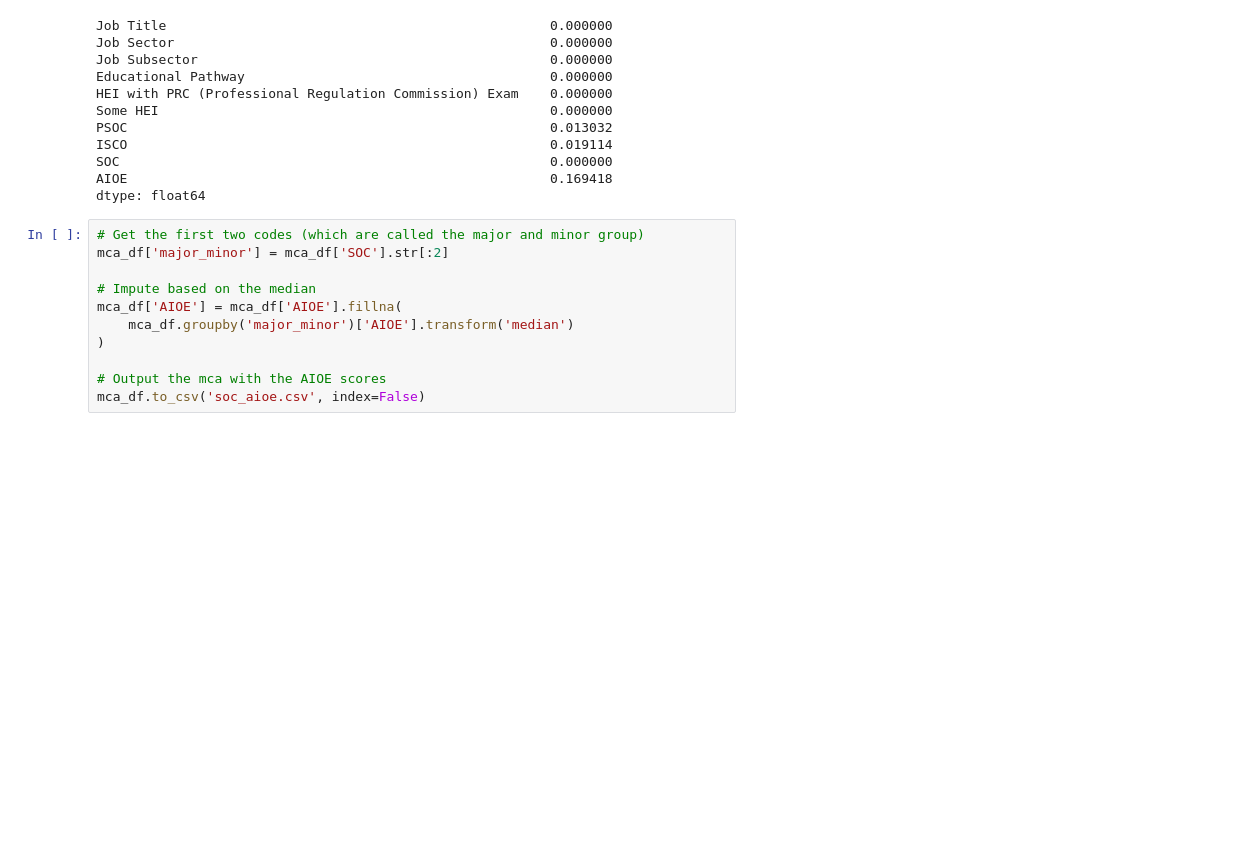
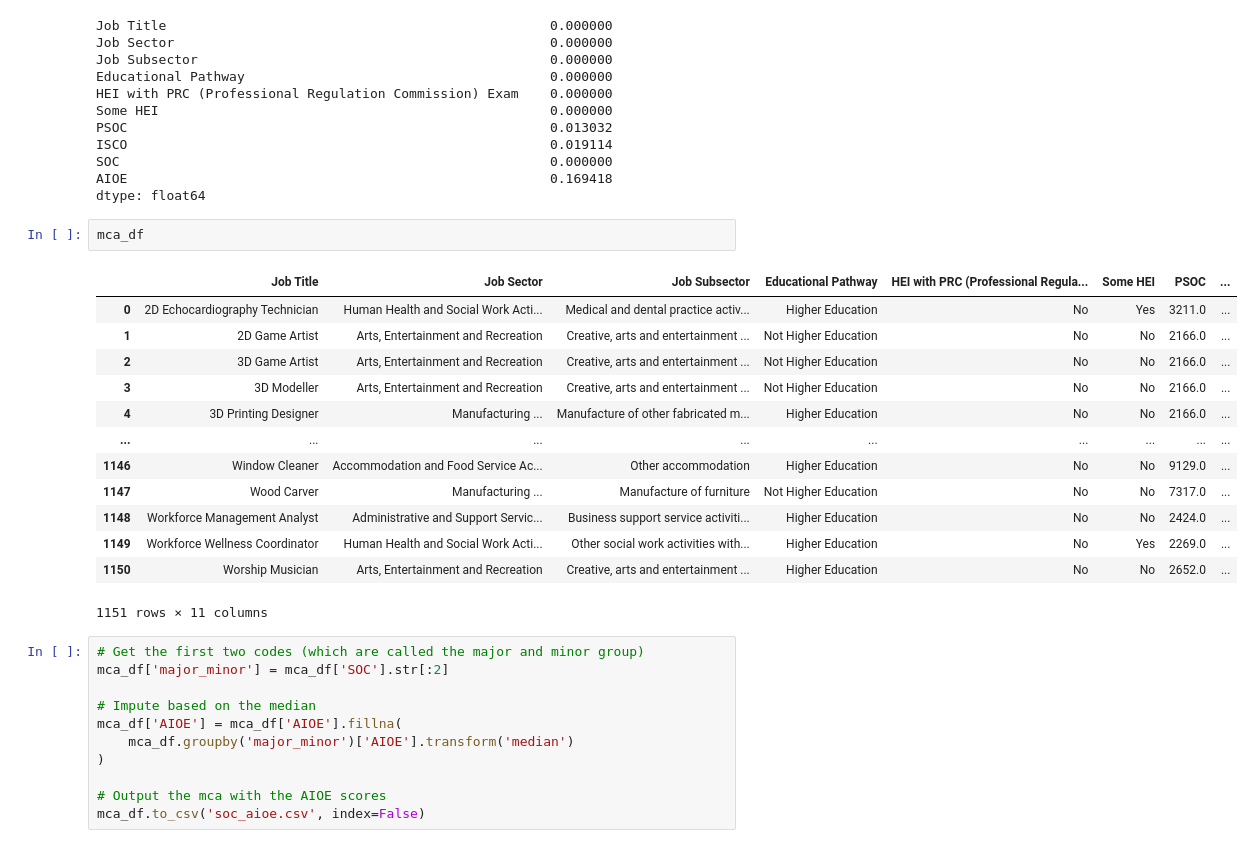
Before and after one commit to BSDSBA-JF/wadwani_intern, a Jupyter notebook: 01_mca_job_list/WorldBank/2_soc_aioe/soc_aioe.ipynb, the cells around one changed output. Cells and saved outputs as stored; diff of their text form; blank space fills up the shorter version.

```diff
--- a/01_mca_job_list/WorldBank/2_soc_aioe/soc_aioe.ipynb
+++ b/01_mca_job_list/WorldBank/2_soc_aioe/soc_aioe.ipynb
@@ -229,6 +229,22 @@ ISCO                                                      0.019114
 SOC                                                       0.000000
 AIOE                                                      0.169418
 dtype: float64
+# %%
+mca_df
+# %% [output]
+|  | Job Title | Job Sector | Job Subsector | Educational Pathway | HEI with PRC (Professional Regula... | Some HEI | PSOC | ... |
+| 0 | 2D Echocardiography Technician | Human Health and Social Work Acti... | Medical and dental practice activ... | Higher Education | No | Yes | 3211.0 | ... |
+| 1 | 2D Game Artist | Arts, Entertainment and Recreation | Creative, arts and entertainment ... | Not Higher Education | No | No | 2166.0 | ... |
+| 2 | 3D Game Artist | Arts, Entertainment and Recreation | Creative, arts and entertainment ... | Not Higher Education | No | No | 2166.0 | ... |
+| 3 | 3D Modeller | Arts, Entertainment and Recreation | Creative, arts and entertainment ... | Not Higher Education | No | No | 2166.0 | ... |
+| 4 | 3D Printing Designer | Manufacturing ... | Manufacture of other fabricated m... | Higher Education | No | No | 2166.0 | ... |
+| ... | ... | ... | ... | ... | ... | ... | ... | ... |
+| 1146 | Window Cleaner | Accommodation and Food Service Ac... | Other accommodation | Higher Education | No | No | 9129.0 | ... |
+| 1147 | Wood Carver | Manufacturing ... | Manufacture of furniture | Not Higher Education | No | No | 7317.0 | ... |
+| 1148 | Workforce Management Analyst | Administrative and Support Servic... | Business support service activiti... | Higher Education | No | No | 2424.0 | ... |
+| 1149 | Workforce Wellness Coordinator | Human Health and Social Work Acti... | Other social work activities with... | Higher Education | No | Yes | 2269.0 | ... |
+| 1150 | Worship Musician | Arts, Entertainment and Recreation | Creative, arts and entertainment ... | Higher Education | No | No | 2652.0 | ... |
+1151 rows × 11 columns
 # %%
 # Get the first two codes (which are called the major and minor group)
 mca_df['major_minor'] = mca_df['SOC'].str[:2]
```
Also changed, not shown: parts of 1 cell of this notebook, 11 other files.
